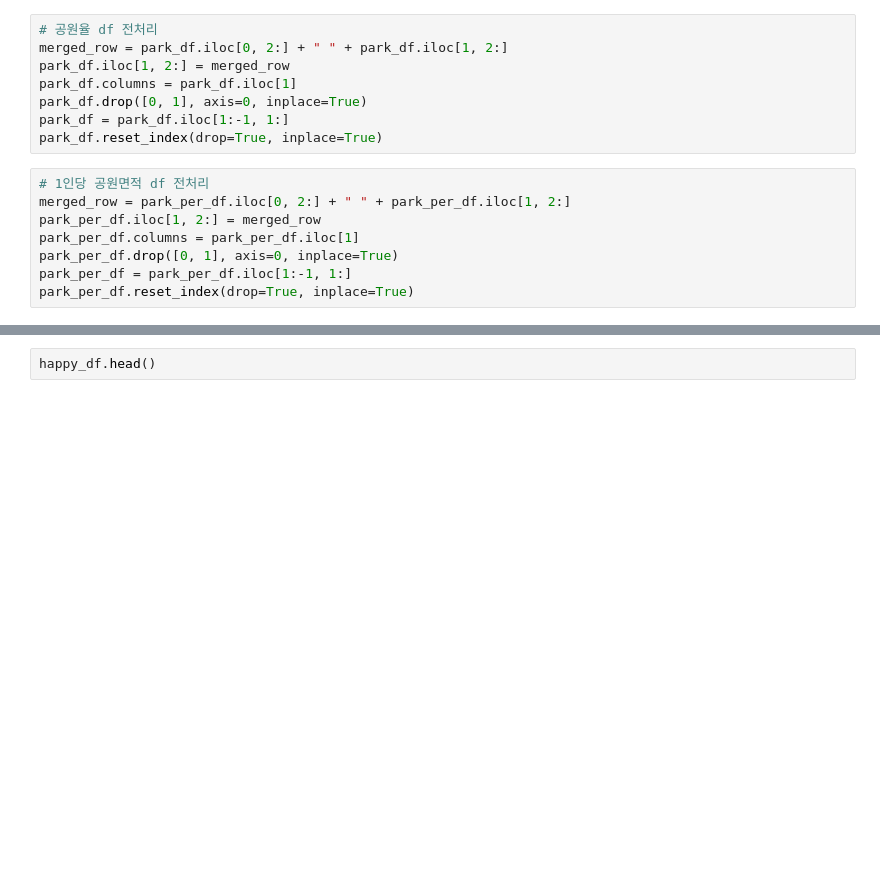
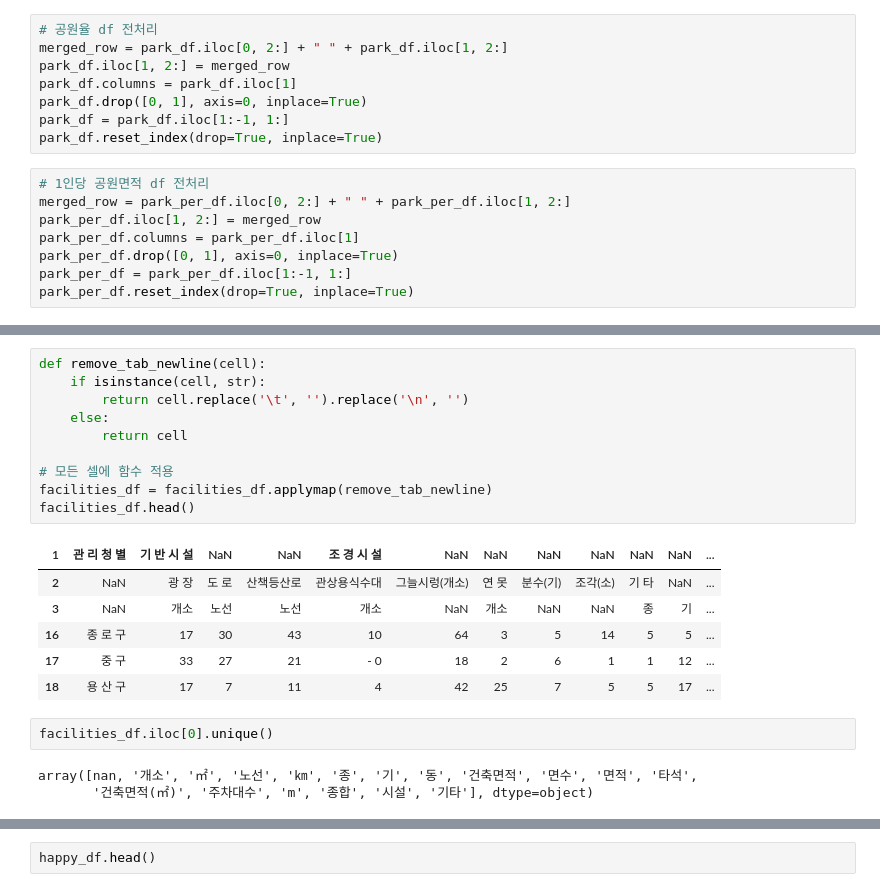
Before and after one commit to chaiwon1/happiness_analysis, a Jupyter notebook: happiness.ipynb, the cells around one changed output, grey strips where cells are left out. Cells and saved outputs as stored; diff of their text form; blank space fills up the shorter version.

```diff
--- a/happiness.ipynb
+++ b/happiness.ipynb
@@ -69,0 +97,22 @@ park_per_df.reset_index(drop=True, inplace=True)
+# %%
+def remove_tab_newline(cell):
+    if isinstance(cell, str):
+        return cell.replace('\t', '').replace('\n', '')
+    else:
+        return cell
+
+# 모든 셀에 함수 적용
+facilities_df = facilities_df.applymap(remove_tab_newline)
+facilities_df.head()
+# %% [output]
+| 1 | 관 리 청 별 | 기 반 시 설 | NaN | NaN | 조 경 시 설 | NaN | NaN | NaN | NaN | NaN | NaN | ... |
+| 2 | NaN | 광 장 | 도 로 | 산책등산로 | 관상용식수대 | 그늘시렁(개소) | 연 못 | 분수(기) | 조각(소) | 기 타 | NaN | ... |
+| 3 | NaN | 개소 | 노선 | 노선 | 개소 | NaN | 개소 | NaN | NaN | 종 | 기 | ... |
+| 16 | 종 로 구 | 17 | 30 | 43 | 10 | 64 | 3 | 5 | 14 | 5 | 5 | ... |
+| 17 | 중 구 | 33 | 27 | 21 | - 0 | 18 | 2 | 6 | 1 | 1 | 12 | ... |
+| 18 | 용 산 구 | 17 | 7 | 11 | 4 | 42 | 25 | 7 | 5 | 5 | 17 | ... |
+# %%
+facilities_df.iloc[0].unique()
+# %% [output]
+array([nan, '개소', '㎡', '노선', '㎞', '종', '기', '동', '건축면적', '면수', '면적', '타석',
+       '건축면적(㎡)', '주차대수', 'm', '종합', '시설', '기타'], dtype=object)
```
Also changed, not shown: parts of 9 cells of this notebook, 8 other files.
